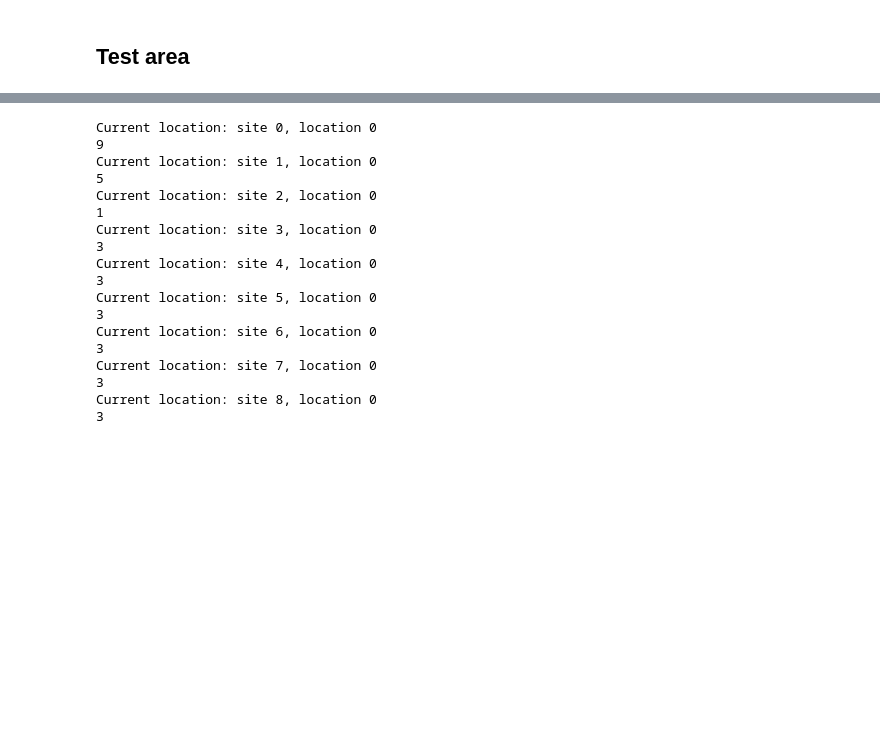
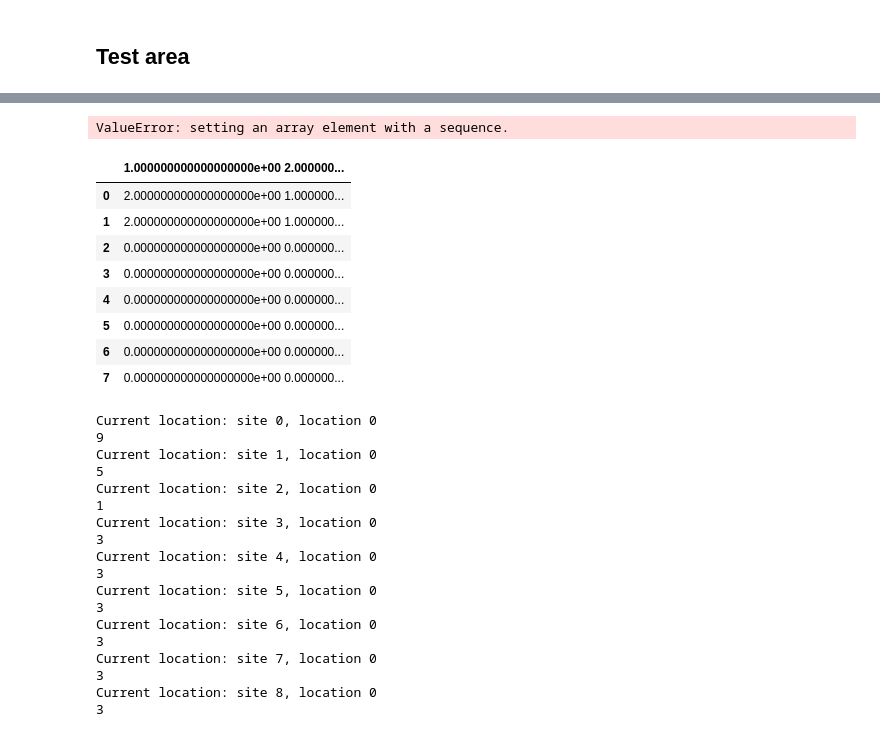
Before and after one commit to wslu42/inline-data-logger, a Jupyter notebook: inline data logger.ipynb, the cells around one changed output, grey strips where cells are left out. Saved outputs shown, nothing was run; the diff lists cells and outputs as text; code cells hidden in the pictures; blank space fills up the shorter version.

```diff
--- a/inline data logger.ipynb
+++ b/inline data logger.ipynb
@@ -172,0 +250,11 @@ Current location: site 8, location 0
+# %%
+stt = np.fromstring(strb, dtype=np.int, sep='. ')
+std = [0]*len(stt.reshape(9,-1))
+std = np.asarray(std)
+for i in range(len(stt.reshape(9,-1))):
+    std = np.append ( std,  stt.reshape(9,-1)[i].reshape(2,-1))
+    std[i] = stt.reshape(9,-1)[i].reshape(2,-1)
+# std = np.delete (std,0)
+print(std)
+# %% [output]
+ValueError: setting an array element with a sequence.
@@ -173,3 +263,17 @@ Current location: site 8, location 0
+# %%
+import pandas as pd
+
+pd.read_csv( 'C:\\Users\\racco\\Documents\\2experimental log toolbox\\inline-data-logger\\test.txt')
+# %% [output]
+|  | 1.000000000000000000e+00 2.000000... |
+| 0 | 2.000000000000000000e+00 1.000000... |
+| 1 | 2.000000000000000000e+00 1.000000... |
+| 2 | 0.000000000000000000e+00 0.000000... |
+| 3 | 0.000000000000000000e+00 0.000000... |
+| 4 | 0.000000000000000000e+00 0.000000... |
+| 5 | 0.000000000000000000e+00 0.000000... |
+| 6 | 0.000000000000000000e+00 0.000000... |
+| 7 | 0.000000000000000000e+00 0.000000... |
 # %%
 locations = 1
 site = 9
```
Also changed, not shown: parts of 7 cells of this notebook.
